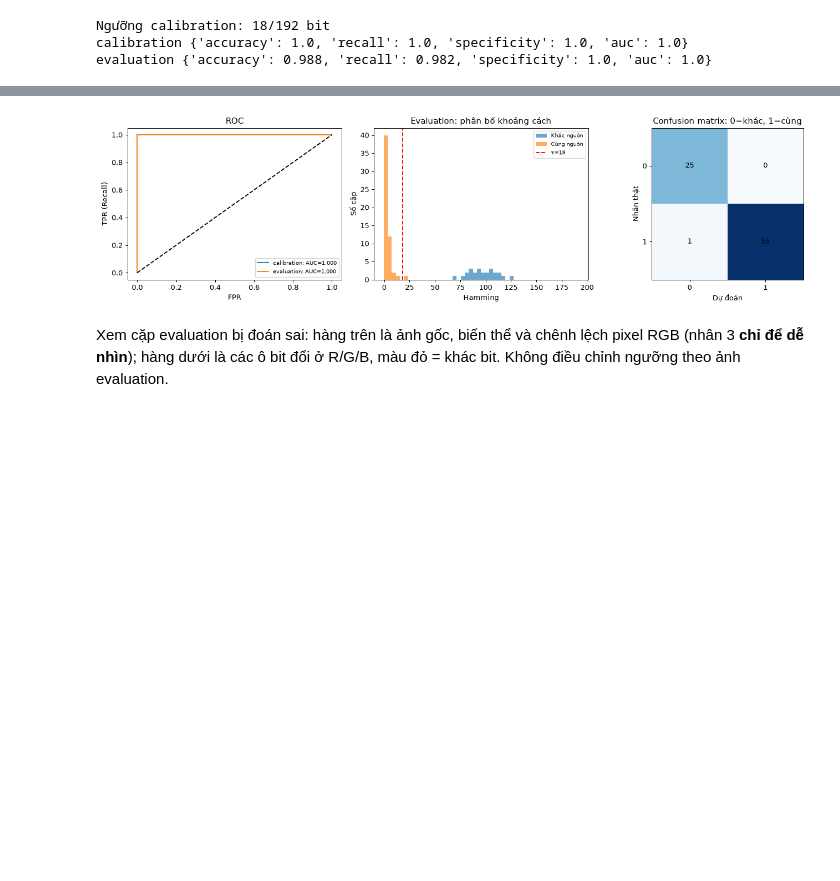
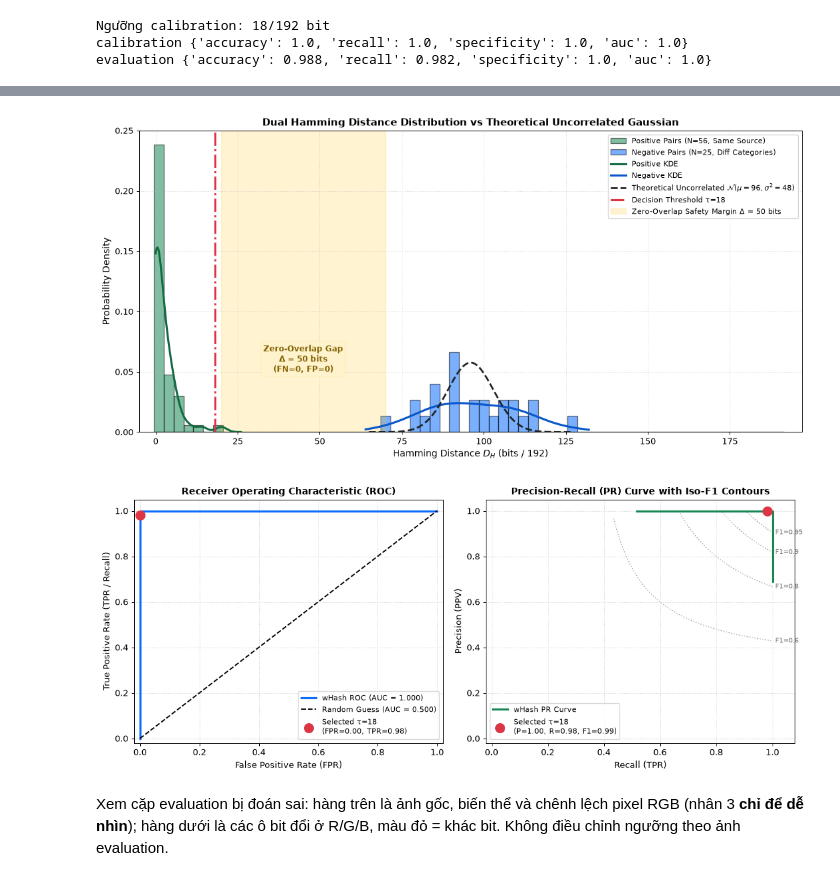
Before and after one commit to bush-le/uth-cv-labs, a Jupyter notebook: notebooks/labs/lab_04.ipynb, the cells around one changed output, grey strips where cells are left out. Drawn from its saved outputs; the diff is of its cells as text; code cells hidden in the pictures; blank space fills up the shorter version.

```diff
--- a/notebooks/labs/lab_04.ipynb
+++ b/notebooks/labs/lab_04.ipynb
@@ -221,7 +262,16 @@ visual.plot_threshold_sweep(labels["calibration"], distances["calibration"], thr
 # %%
-visual.plot_evaluation(labels, distances, metrics, threshold, len(hashes[demo_id]))
+visual.plot_dual_distance_distribution(
+    labels["evaluation"], distances["evaluation"], threshold=int(threshold)
+)
+plt.show()
+
+visual.plot_roc_pr_isof1(
+    labels["evaluation"], distances["evaluation"], threshold=int(threshold)
+)
+plt.show()
 # %% [output]
-[figure, old version]
+[figure, new version]
+[figure, added]
 # %% [markdown]
 Xem cặp evaluation bị đoán sai: hàng trên là ảnh gốc, biến thể và chênh lệch pixel RGB (nhân 3 **chỉ để dễ nhìn**); hàng dưới là các ô bit đổi ở R/G/B, màu đỏ = khác bit. Không điều chỉnh ngưỡng theo ảnh evaluation.
 # %%
```
Also changed, not shown: parts of 7 cells of this notebook, 18 other files.
